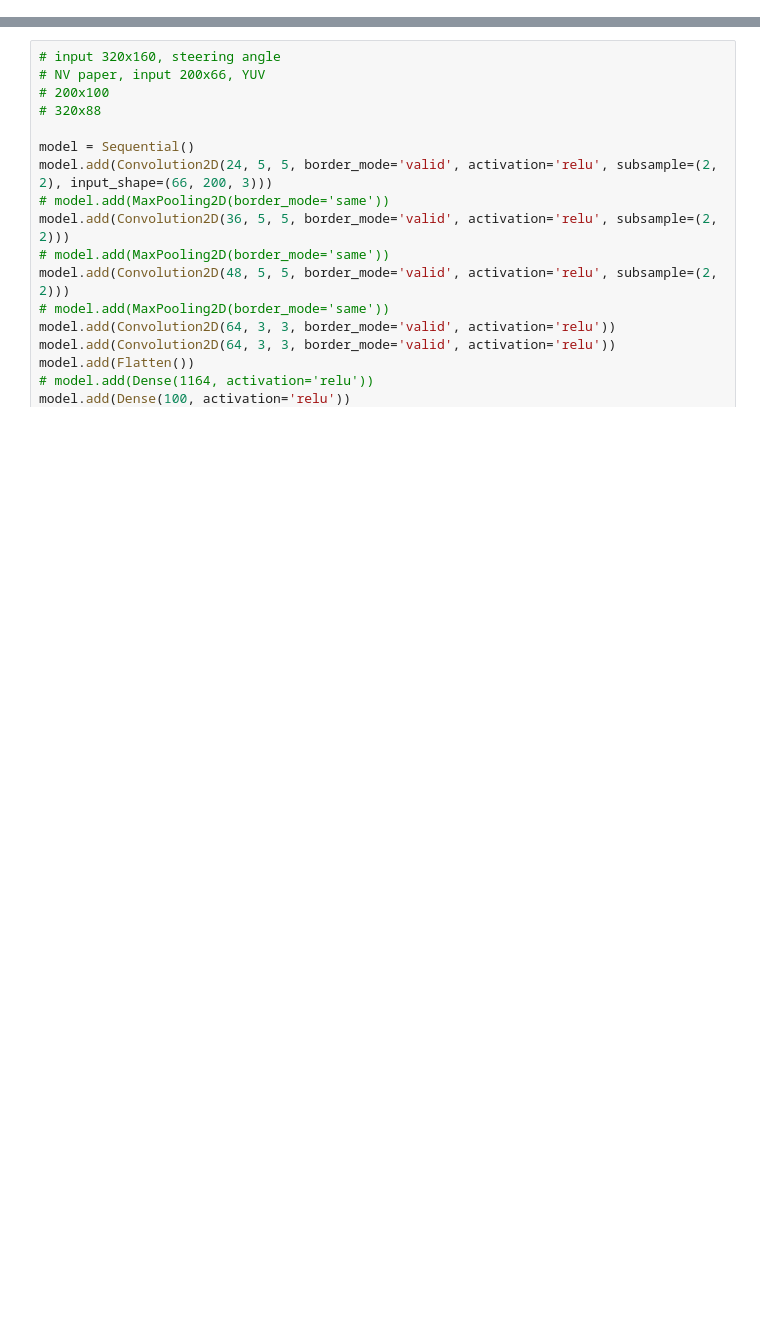
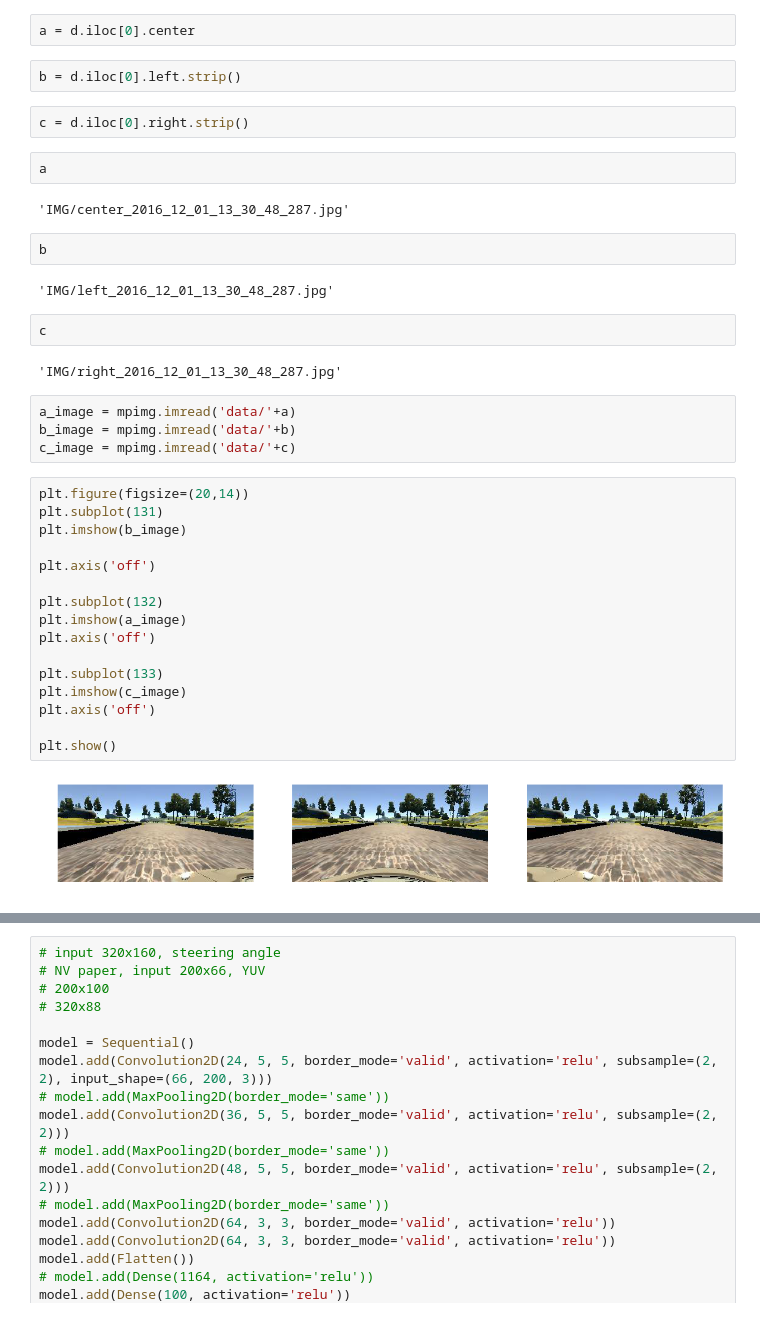
Before and after one commit to macwang/CarND-Behavioral-Cloning, a Jupyter notebook: Keras.ipynb, the cells around one changed output, grey strips where cells are left out. Saved outputs shown, nothing was run; the diff lists cells and outputs as text; blank space fills up the shorter version.

```diff
--- a/Keras.ipynb
+++ b/Keras.ipynb
@@ -15,0 +29,40 @@ from keras.layers.pooling import MaxPooling2D
+# %%
+a = d.iloc[0].center
+# %%
+b = d.iloc[0].left.strip()
+# %%
+c = d.iloc[0].right.strip()
+# %%
+a
+# %% [output]
+'IMG/center_2016_12_01_13_30_48_287.jpg'
+# %%
+b
+# %% [output]
+'IMG/left_2016_12_01_13_30_48_287.jpg'
+# %%
+c
+# %% [output]
+'IMG/right_2016_12_01_13_30_48_287.jpg'
+# %%
+a_image = mpimg.imread('data/'+a)
+b_image = mpimg.imread('data/'+b)
+c_image = mpimg.imread('data/'+c)
+# %%
+plt.figure(figsize=(20,14))
+plt.subplot(131)
+plt.imshow(b_image)
+
+plt.axis('off')
+
+plt.subplot(132)
+plt.imshow(a_image)
+plt.axis('off')
+
+plt.subplot(133)
+plt.imshow(c_image)
+plt.axis('off')
+
+plt.show()
+# %% [output]
+[figure, added]
```
Also changed, not shown: parts of 4 cells of this notebook, 4 other files.
